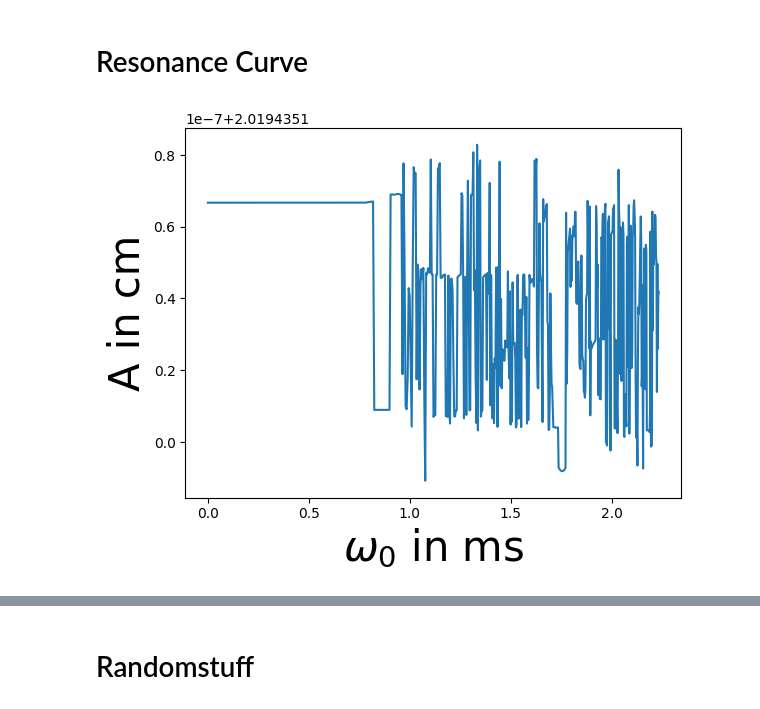
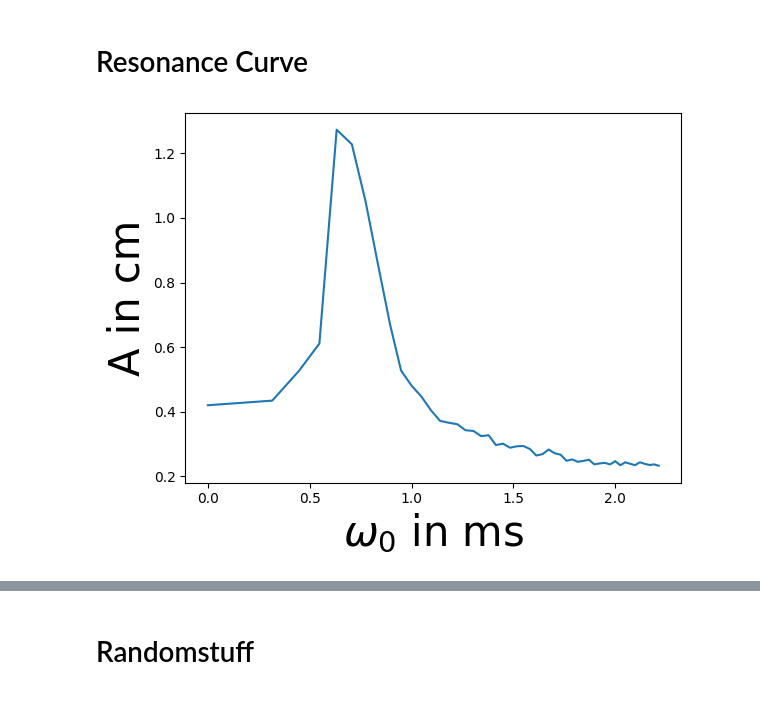
Before and after one commit to huyenanh-nguyen/daniel_model, a Jupyter notebook: ODE/simulation.ipynb, the cells around one changed output, grey strips where cells are left out. Drawn from its saved outputs; the diff is of its cells as text; code cells hidden in the pictures.

```diff
--- a/ODE/simulation.ipynb
+++ b/ODE/simulation.ipynb
@@ -11,7 +11,7 @@ from onesidedcoupling import OnesidedCoupling
 # %% [markdown]
 # Parameters
 # %%
-t_step = 0.1
+t_step = 0.05
 t_last = 100 # 50h -> 1 point represent 1h
 t = np.arange(0, 2500, t_step)
 keep = int(t_last / t_step)
@@ -20,10 +20,10 @@ y = 1
 q = 1
 p = 0
 par = x,y,p,q
-k = 0
+k = 0.05
 gamma = 0.1
 mu = 2
 beta = 0.2
-alpha = 2.5
+alpha = 0.1
 lilie = OnesidedCoupling(par, t, keep, k, mu, gamma, alpha, beta)
 # %% [markdown]
@@ -127,17 +143,12 @@ $\gamma$ = 0.10, ß = 0.20, $\alpha$ = 2.50, $\mu$ = 2.00, x$_0$ = 0.50, y$_0$ =
 # Resonance Curve
 # %%
 # findpeaks
-reso_alpha = np.arange(0, 5, 0.01)
-amp = [np.mean(OnesidedCoupling(par, t, keep, k, mu, gamma, i, beta).find_peaks_max()[0][1]['peak_heights']) for i in reso_alpha]
+reso_alpha = np.arange(0, 5, 0.1)
+amp = [np.mean(OnesidedCoupling(par, t, keep, k, mu, gamma, i, beta).find_peaks_max()[1][1]['peak_heights']) for i in reso_alpha]
 omega = [np.sqrt(i) for i in reso_alpha]
 plt.plot(omega, amp)
-# title = "k = " + f"{k:.2f}, $\gamma$ = " + f"{gamma:.2f}, $\mu$ = " + f"{mu:.2f}, ß =" + f"{beta:.2f}, $\\alpha$ = (" + f"{alpha[0]:.2f} - " + f"{alpha[-1]:.2f}), x$_0$ = " + f"{par[0]:.2f}, y$_0$ = "+ f"{par[1]:.2f}, p$_0$ = "+ f"{par[2]:.2f}, q$_0$ = "+ f"{par[3]:.2f}"
-
 plt.xlabel("$\omega _0$ in ms", fontsize = 30)
 plt.ylabel("A in cm",fontsize = 30)
-# plt.figtext(0.99, 0.01, title,
-#         horizontalalignment="right",
-#         fontsize = 20)
 plt.show()
 # %% [output]
-[figure, old version]
+[figure, new version]
```
Also changed, not shown: parts of 7 cells of this notebook, 1 other file.
